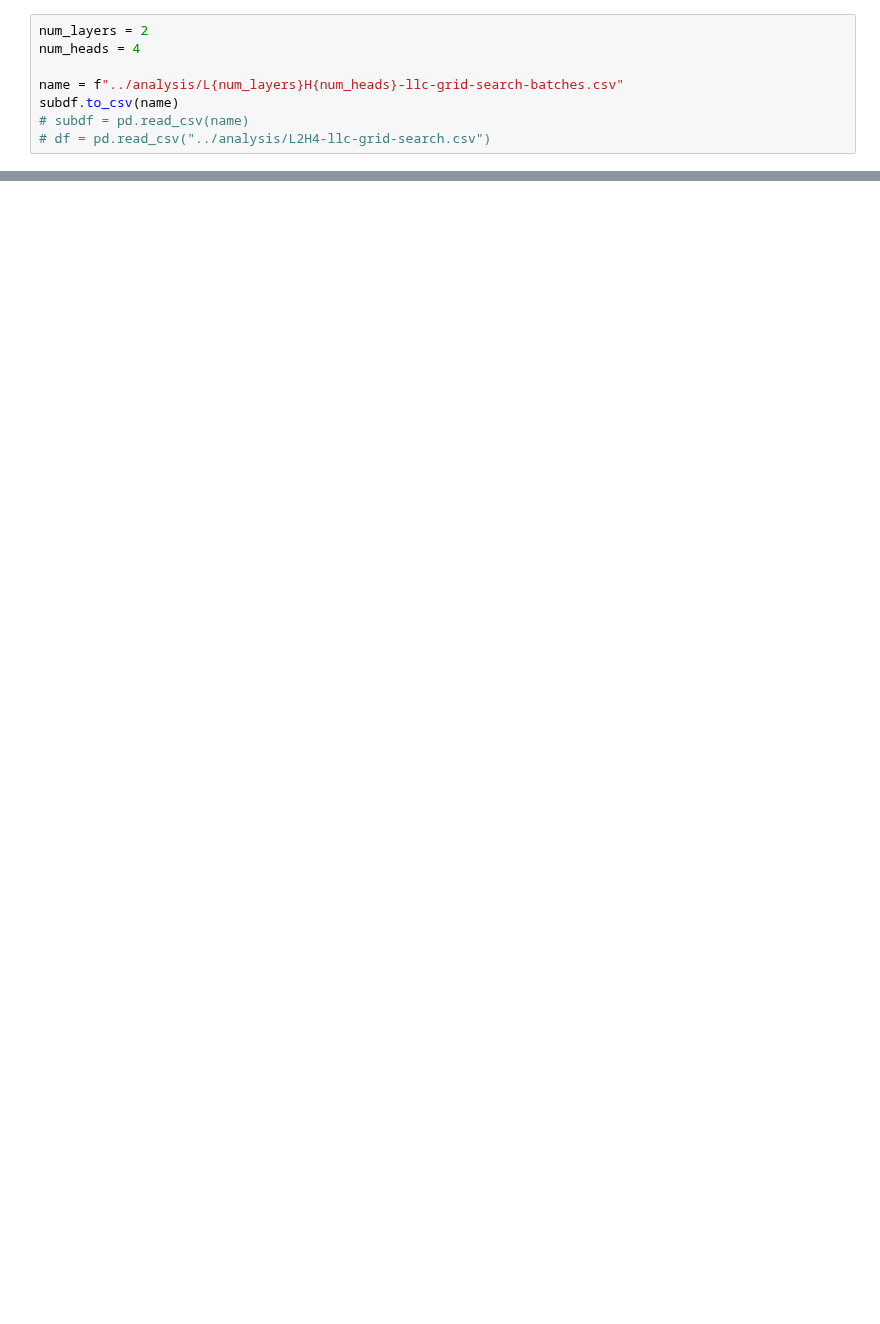
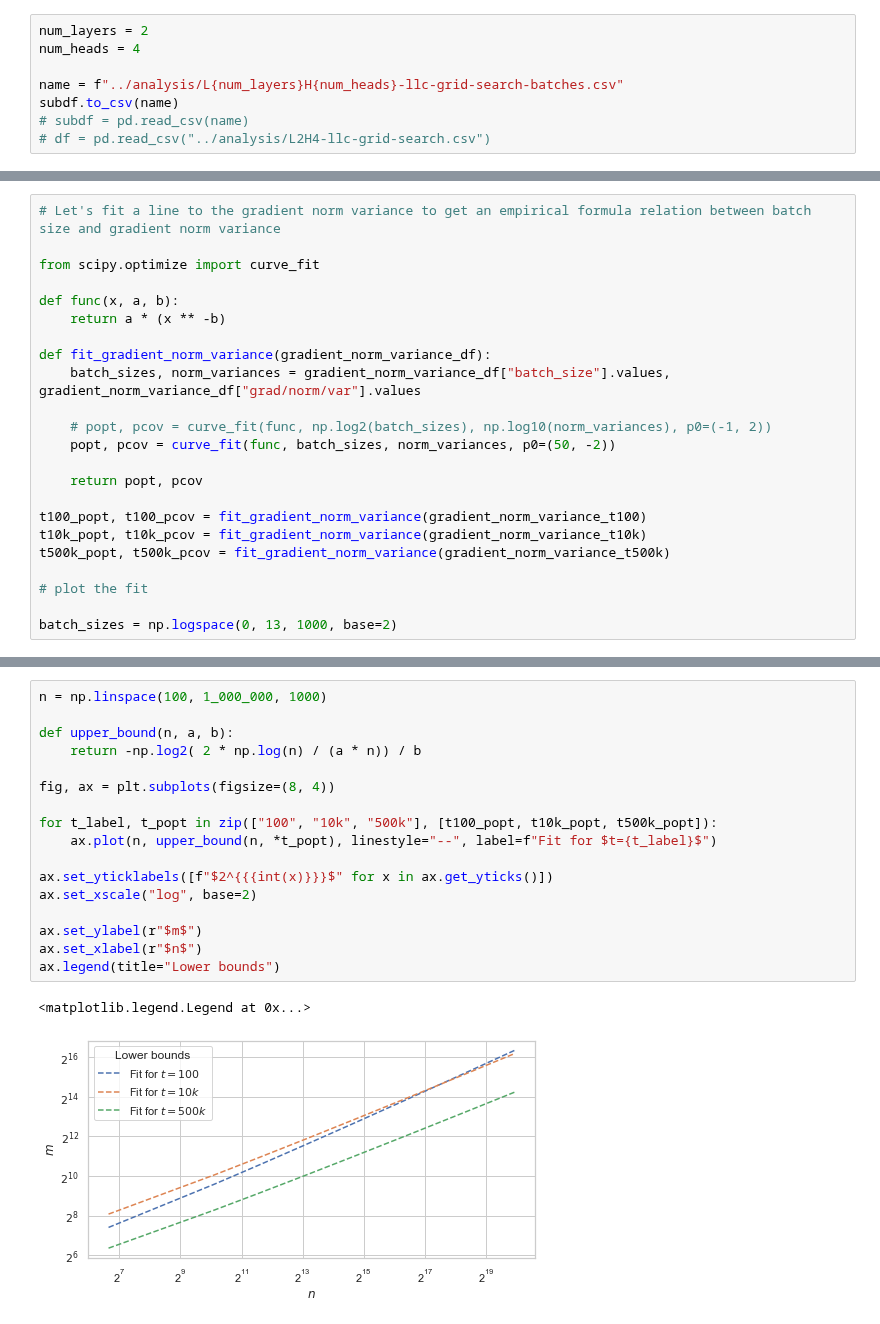
Before and after one commit to timaeus-research/icl, a Jupyter notebook: notebooks/small-model-report.ipynb, the cells around one changed output, grey strips where cells are left out. Saved outputs shown, nothing was run; the diff lists cells and outputs as text; blank space fills up the shorter version.

```diff
--- a/notebooks/small-model-report.ipynb
+++ b/notebooks/small-model-report.ipynb
@@ -2815,0 +2802,23 @@ Note: more precisely, we should be looking at the maximum eigenvalue of the grad
+# %%
+# Let's fit a line to the gradient norm variance to get an empirical formula relation between batch size and gradient norm variance
+
+from scipy.optimize import curve_fit
+
+def func(x, a, b):
+    return a * (x ** -b)
+
+def fit_gradient_norm_variance(gradient_norm_variance_df):
+    batch_sizes, norm_variances = gradient_norm_variance_df["batch_size"].values, gradient_norm_variance_df["grad/norm/var"].values
+
+    # popt, pcov = curve_fit(func, np.log2(batch_sizes), np.log10(norm_variances), p0=(-1, 2))
+    popt, pcov = curve_fit(func, batch_sizes, norm_variances, p0=(50, -2))
+
+    return popt, pcov
+
+t100_popt, t100_pcov = fit_gradient_norm_variance(gradient_norm_variance_t100)
+t10k_popt, t10k_pcov = fit_gradient_norm_variance(gradient_norm_variance_t10k)
+t500k_popt, t500k_pcov = fit_gradient_norm_variance(gradient_norm_variance_t500k)
+
+# plot the fit
+
+batch_sizes = np.logspace(0, 13, 1000, base=2)
@@ -2815,0 +2904,20 @@ Note: more precisely, we should be looking at the maximum eigenvalue of the grad
+# %%
+n = np.linspace(100, 1_000_000, 1000)
+
+def upper_bound(n, a, b):
+    return -np.log2( 2 * np.log(n) / (a * n)) / b
+
+fig, ax = plt.subplots(figsize=(8, 4))
+
+for t_label, t_popt in zip(["100", "10k", "500k"], [t100_popt, t10k_popt, t500k_popt]):
+    ax.plot(n, upper_bound(n, *t_popt), linestyle="--", label=f"Fit for $t={t_label}$")
+
+ax.set_yticklabels([f"$2^{{{int(x)}}}$" for x in ax.get_yticks()])
+ax.set_xscale("log", base=2)
+
+ax.set_ylabel(r"$m$")
+ax.set_xlabel(r"$n$")
+ax.legend(title="Lower bounds")
+# %% [output]
+<matplotlib.legend.Legend at 0x...>
+[figure, added]
```
Also changed, not shown: parts of 40 cells of this notebook, 31 other files.
